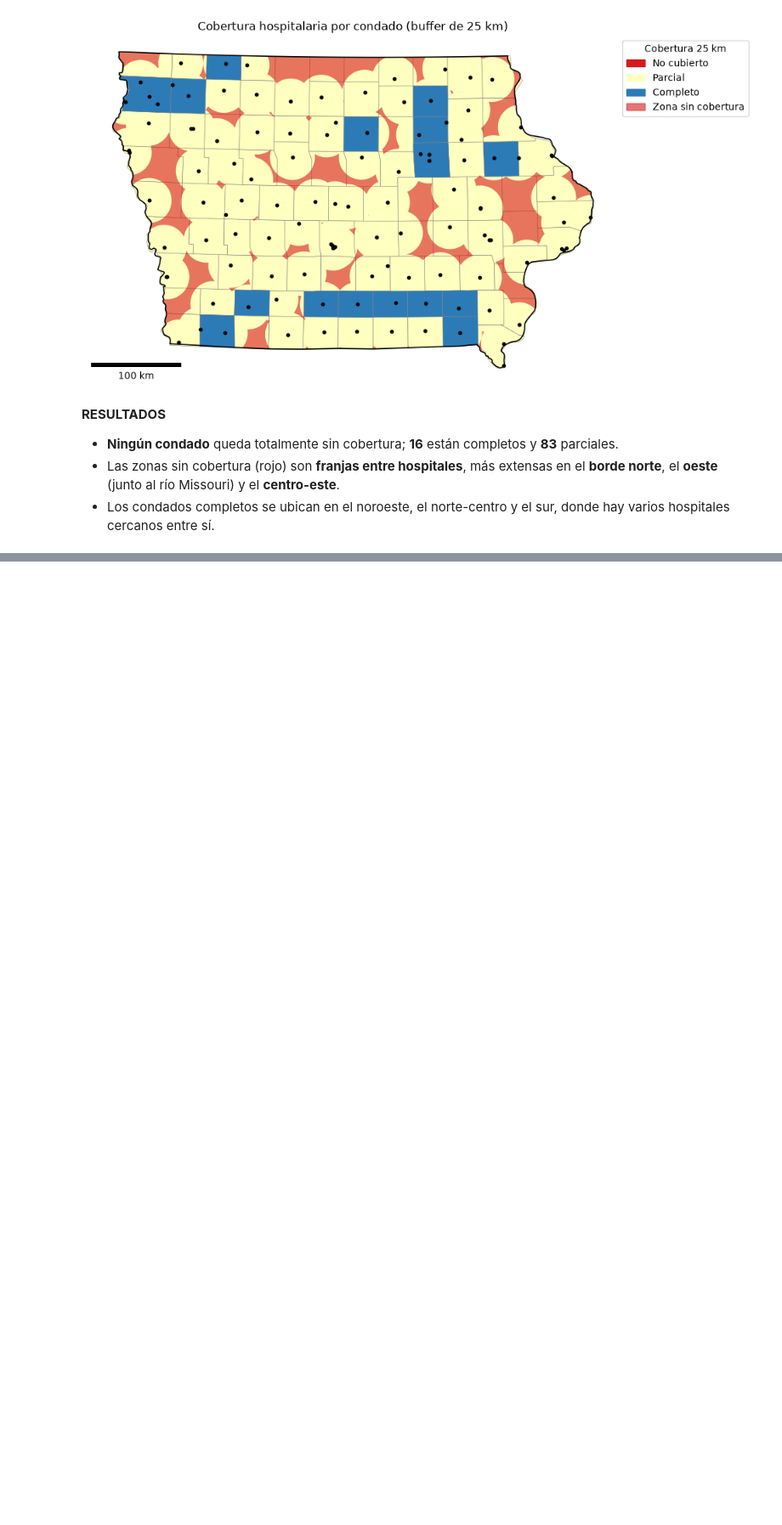
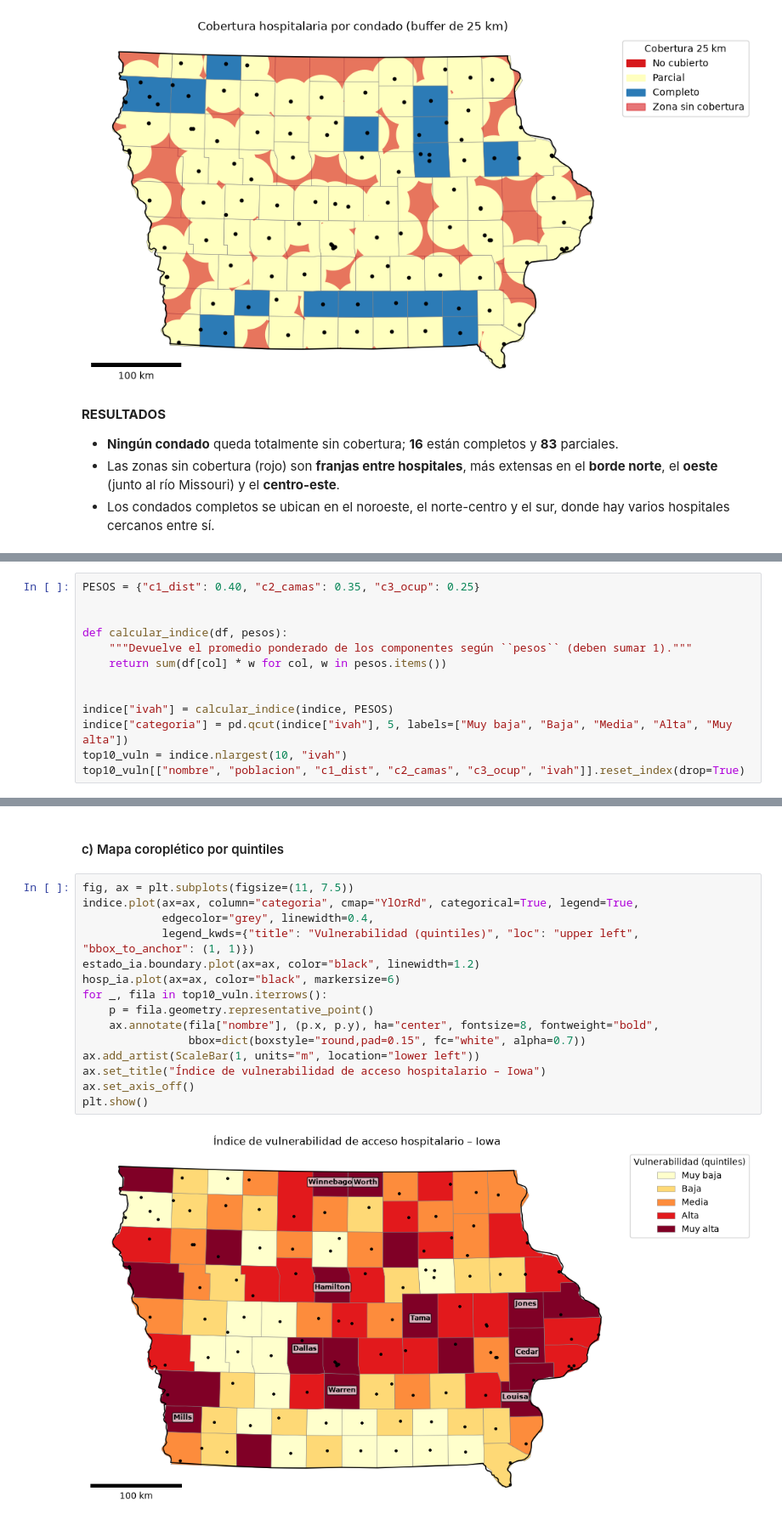
Before and after one commit to Tunchxz/CC2017-Laboratorio-5, a Jupyter notebook: laboratorio5.ipynb, the cells around one changed output, grey strips where cells are left out. Shown at 85% size. Drawn from its saved outputs; the diff is of its cells as text; blank space fills up the shorter version.

```diff
--- a/laboratorio5.ipynb
+++ b/laboratorio5.ipynb
@@ -378,0 +572,13 @@ Name: count, dtype: int64
+# %%
+PESOS = {"c1_dist": 0.40, "c2_camas": 0.35, "c3_ocup": 0.25}
+
+
+def calcular_indice(df, pesos):
+    """Devuelve el promedio ponderado de los componentes según ``pesos`` (deben sumar 1)."""
+    return sum(df[col] * w for col, w in pesos.items())
+
+
+indice["ivah"] = calcular_indice(indice, PESOS)
+indice["categoria"] = pd.qcut(indice["ivah"], 5, labels=["Muy baja", "Baja", "Media", "Alta", "Muy alta"])
+top10_vuln = indice.nlargest(10, "ivah")
+top10_vuln[["nombre", "poblacion", "c1_dist", "c2_camas", "c3_ocup", "ivah"]].reset_index(drop=True)
@@ -378,0 +602,19 @@ Name: count, dtype: int64
+# %% [markdown]
+#### c) Mapa coroplético por quintiles
+# %%
+fig, ax = plt.subplots(figsize=(11, 7.5))
+indice.plot(ax=ax, column="categoria", cmap="YlOrRd", categorical=True, legend=True,
+            edgecolor="grey", linewidth=0.4,
+            legend_kwds={"title": "Vulnerabilidad (quintiles)", "loc": "upper left", "bbox_to_anchor": (1, 1)})
+estado_ia.boundary.plot(ax=ax, color="black", linewidth=1.2)
+hosp_ia.plot(ax=ax, color="black", markersize=6)
+for _, fila in top10_vuln.iterrows():
+    p = fila.geometry.representative_point()
+    ax.annotate(fila["nombre"], (p.x, p.y), ha="center", fontsize=8, fontweight="bold",
+                bbox=dict(boxstyle="round,pad=0.15", fc="white", alpha=0.7))
+ax.add_artist(ScaleBar(1, units="m", location="lower left"))
+ax.set_title("Índice de vulnerabilidad de acceso hospitalario – Iowa")
+ax.set_axis_off()
+plt.show()
+# %% [output]
+[figure, added]
```
Also changed, not shown: parts of 30 cells of this notebook.
